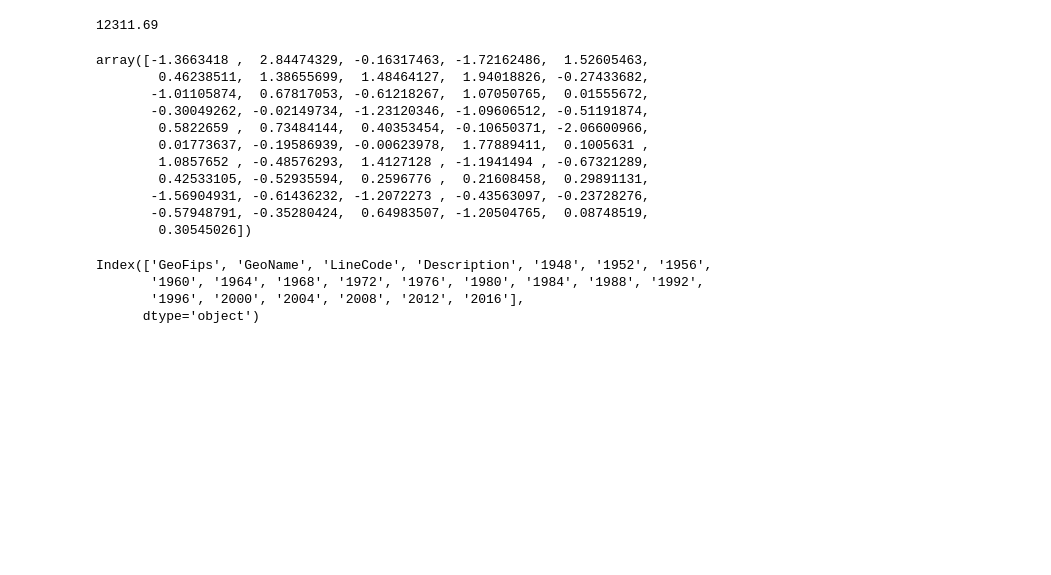
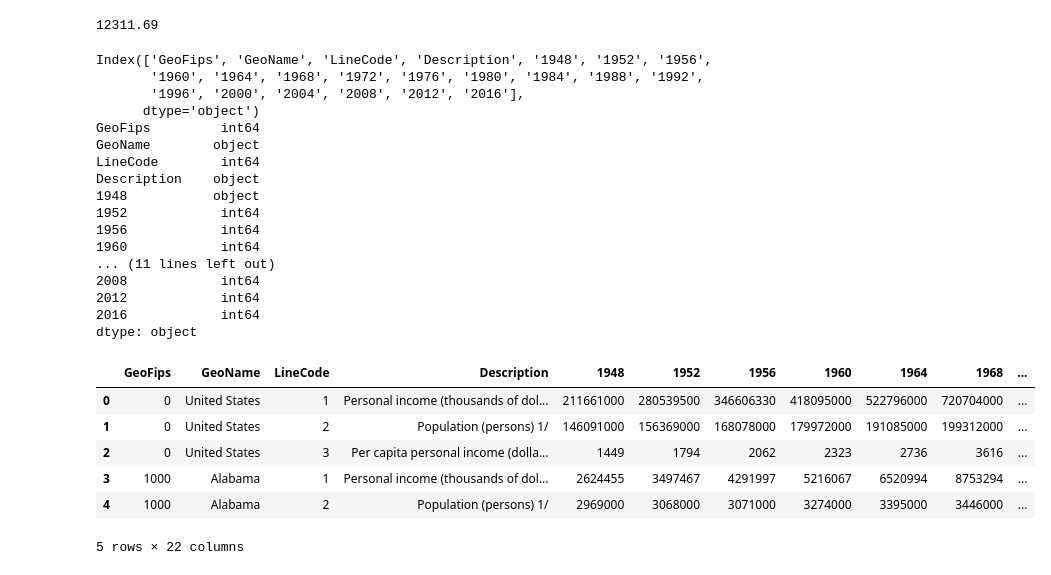
Before and after one commit to KirosG/DSI-capstone-project, a Jupyter notebook: 03-data-cleaning-eda.ipynb, the cells around one changed output. Saved outputs shown, nothing was run; the diff lists cells and outputs as text; code cells hidden in the pictures; blank space fills up the shorter version.

```diff
--- a/03-data-cleaning-eda.ipynb
+++ b/03-data-cleaning-eda.ipynb
@@ -505,25 +504,35 @@ percapinc_USA.loc[1960]['percapinc_infadj1996']
 # %% [output]
 12311.69
 # %%
-stats.zscore(income[income['LineCode'] == 3]['1960'][1:52])
+# stats.zscore(income[income['LineCode'] == 3]['1960'][1:52])
-# %% [output]
-array([-1.3663418 ,  2.84474329, -0.16317463, -1.72162486,  1.52605463,
-        0.46238511,  1.38655699,  1.48464127,  1.94018826, -0.27433682,
-       -1.01105874,  0.67817053, -0.61218267,  1.07050765,  0.01555672,
-       -0.30049262, -0.02149734, -1.23120346, -1.09606512, -0.51191874,
-        0.5822659 ,  0.73484144,  0.40353454, -0.10650371, -2.06600966,
-        0.01773637, -0.19586939, -0.00623978,  1.77889411,  0.1005631 ,
-        1.0857652 , -0.48576293,  1.4127128 , -1.1941494 , -0.67321289,
-        0.42533105, -0.52935594,  0.2596776 ,  0.21608458,  0.29891131,
-       -1.56904931, -0.61436232, -1.2072273 , -0.43563097, -0.23728276,
-       -0.57948791, -0.35280424,  0.64983507, -1.20504765,  0.08748519,
-        0.30545026])
 # %%
 income = pd.read_csv(cap_path+'SA1-pres-years-all-natl.csv', skiprows=4, nrows=180)
-# %%
-income.columns
-# %% [output]
-Index(['GeoFips', 'GeoName', 'LineCode', 'Description', '1948', '1952', '1956',
-       '1960', '1964', '1968', '1972', '1976', '1980', '1984', '1988', '1992',
-       '1996', '2000', '2004', '2008', '2012', '2016'],
-      dtype='object')
+# %%
+print(income.columns)
+print(income.dtypes)
+income.head()
+# %% [output]
+Index(['GeoFips', 'GeoName', 'LineCode', 'Description', '1948', '1952', '1956',
+       '1960', '1964', '1968', '1972', '1976', '1980', '1984', '1988', '1992',
+       '1996', '2000', '2004', '2008', '2012', '2016'],
+      dtype='object')
+GeoFips         int64
+GeoName        object
+LineCode        int64
+Description    object
+1948           object
+1952            int64
+1956            int64
+1960            int64
+... (11 lines left out)
+2008            int64
+2012            int64
+2016            int64
+dtype: object
+|  | GeoFips | GeoName | LineCode | Description | 1948 | 1952 | 1956 | 1960 | 1964 | 1968 | ... |
+| 0 | 0 | United States | 1 | Personal income (thousands of dol... | 211661000 | 280539500 | 346606330 | 418095000 | 522796000 | 720704000 | ... |
+| 1 | 0 | United States | 2 | Population (persons) 1/ | 146091000 | 156369000 | 168078000 | 179972000 | 191085000 | 199312000 | ... |
+| 2 | 0 | United States | 3 | Per capita personal income (dolla... | 1449 | 1794 | 2062 | 2323 | 2736 | 3616 | ... |
+| 3 | 1000 | Alabama | 1 | Personal income (thousands of dol... | 2624455 | 3497467 | 4291997 | 5216067 | 6520994 | 8753294 | ... |
+| 4 | 1000 | Alabama | 2 | Population (persons) 1/ | 2969000 | 3068000 | 3071000 | 3274000 | 3395000 | 3446000 | ... |
+5 rows × 22 columns
```
Also changed, not shown: parts of 31 cells of this notebook, 2 other files.
